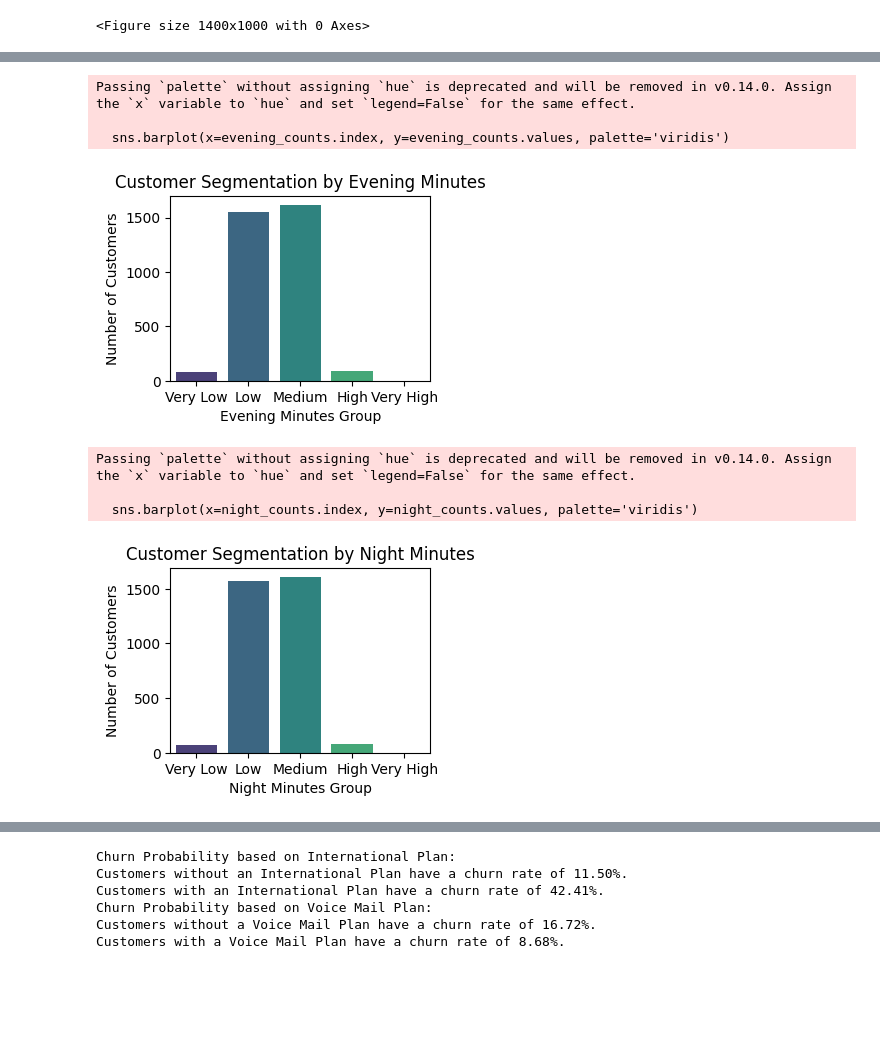
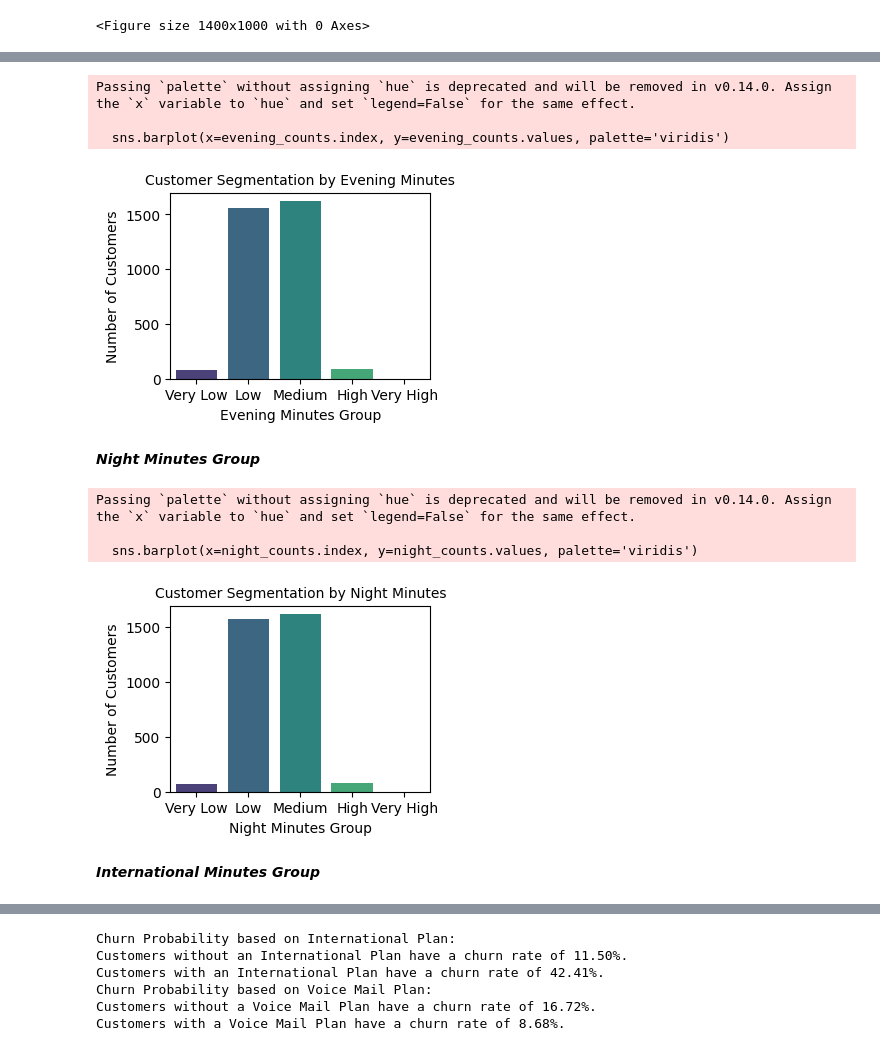
Before and after one commit to Tarannum-Samiha/Classic_Snake, a Jupyter notebook: Telecom_Churn.ipynb, the cells around one changed output, grey strips where cells are left out. Drawn from its saved outputs; the diff is of its cells as text; code cells hidden in the pictures; blank space fills up the shorter version.

```diff
--- a/Telecom_Churn.ipynb
+++ b/Telecom_Churn.ipynb
@@ -76,25 +79,25 @@ Passing `palette` without assigning `hue` is deprecated and will be removed in v
 # %%
-#Evening Minutes Group
 plt.subplot(2, 2, 2)
 evening_counts = df['Evening Minutes Group'].value_counts().reindex(usage_groups, fill_value=0)
 sns.barplot(x=evening_counts.index, y=evening_counts.values, palette='viridis')
-plt.title('Customer Segmentation by Evening Minutes')
+plt.title('Customer Segmentation by Evening Minutes', fontsize=10)
 plt.xlabel('Evening Minutes Group')
 plt.ylabel('Number of Customers')
 
 plt.tight_layout()
 plt.show()
 # %% [output]
 Passing `palette` without assigning `hue` is deprecated and will be removed in v0.14.0. Assign the `x` variable to `hue` and set `legend=False` for the same effect.
 
   sns.barplot(x=evening_counts.index, y=evening_counts.values, palette='viridis')
-[figure, old version]
+[figure, new version]
+# %% [markdown]
+***Night Minutes Group***
 # %%
-#Night Minutes Group
 plt.subplot(2, 2, 3)
 night_counts = df['Night Minutes Group'].value_counts().reindex(usage_groups, fill_value=0)
 sns.barplot(x=night_counts.index, y=night_counts.values, palette='viridis')
-plt.title('Customer Segmentation by Night Minutes')
+plt.title('Customer Segmentation by Night Minutes', fontsize=10)
 plt.xlabel('Night Minutes Group')
 plt.ylabel('Number of Customers')
 
@@ -104,5 +107,7 @@ plt.show()
 Passing `palette` without assigning `hue` is deprecated and will be removed in v0.14.0. Assign the `x` variable to `hue` and set `legend=False` for the same effect.
 
   sns.barplot(x=night_counts.index, y=night_counts.values, palette='viridis')
-[figure, old version]
+[figure, new version]
+# %% [markdown]
+***International Minutes Group***
 # %%
```
Also changed, not shown: parts of 8 cells of this notebook.
